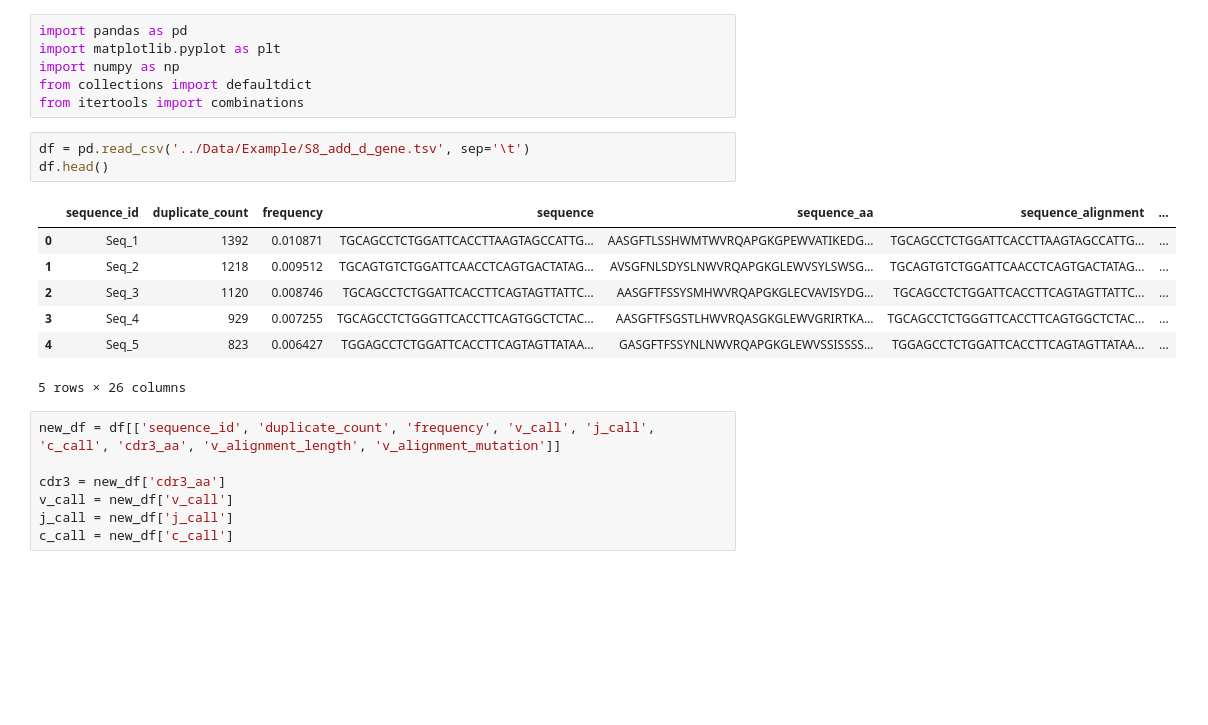
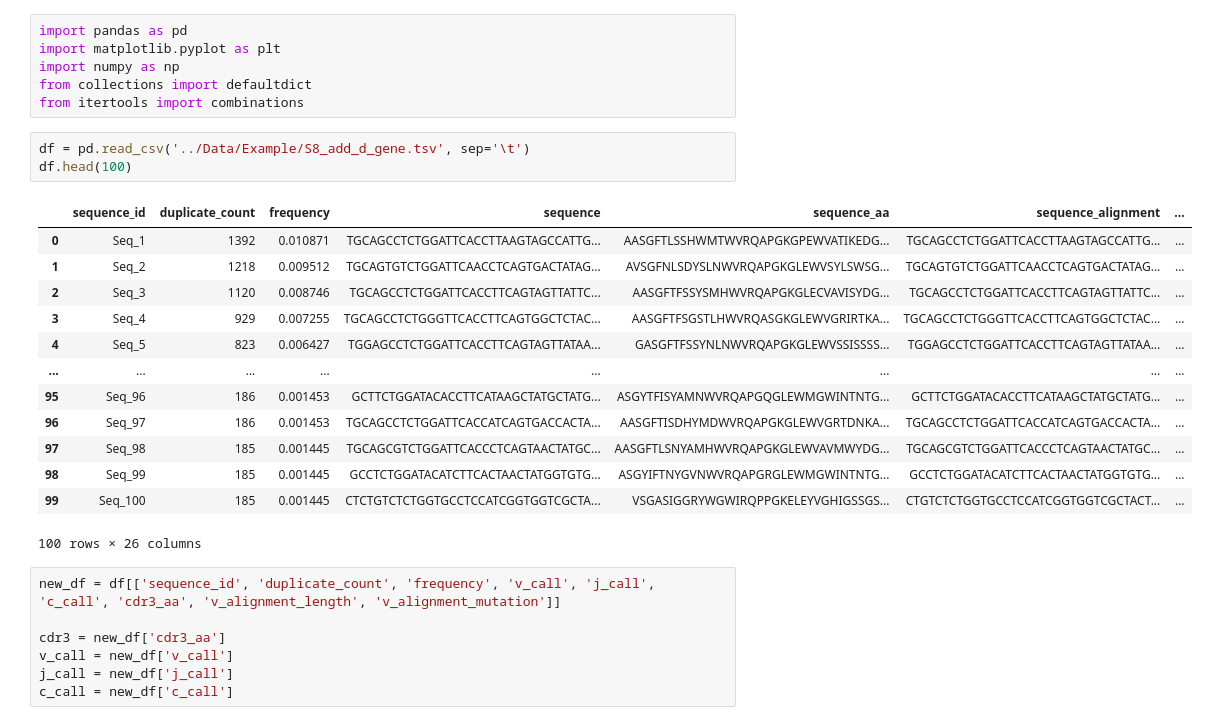
Before and after one commit to DaeheonKwon/Grad_proj, a Jupyter notebook: test.ipynb, the cells around one changed output. Saved outputs shown, nothing was run; the diff lists cells and outputs as text; blank space fills up the shorter version.

```diff
--- a/test.ipynb
+++ b/test.ipynb
@@ -6,15 +6,21 @@ from collections import defaultdict
 from itertools import combinations
 # %%
 df = pd.read_csv('../Data/Example/S8_add_d_gene.tsv', sep='\t')
-df.head()
+df.head(100)
 # %% [output]
 |  | sequence_id | duplicate_count | frequency | sequence | sequence_aa | sequence_alignment | ... |
 | 0 | Seq_1 | 1392 | 0.010871 | TGCAGCCTCTGGATTCACCTTAAGTAGCCATTG... | AASGFTLSSHWMTWVRQAPGKGPEWVATIKEDG... | TGCAGCCTCTGGATTCACCTTAAGTAGCCATTG... | ... |
 | 1 | Seq_2 | 1218 | 0.009512 | TGCAGTGTCTGGATTCAACCTCAGTGACTATAG... | AVSGFNLSDYSLNWVRQAPGKGLEWVSYLSWSG... | TGCAGTGTCTGGATTCAACCTCAGTGACTATAG... | ... |
 | 2 | Seq_3 | 1120 | 0.008746 | TGCAGCCTCTGGATTCACCTTCAGTAGTTATTC... | AASGFTFSSYSMHWVRQAPGKGLECVAVISYDG... | TGCAGCCTCTGGATTCACCTTCAGTAGTTATTC... | ... |
 | 3 | Seq_4 | 929 | 0.007255 | TGCAGCCTCTGGGTTCACCTTCAGTGGCTCTAC... | AASGFTFSGSTLHWVRQASGKGLEWVGRIRTKA... | TGCAGCCTCTGGGTTCACCTTCAGTGGCTCTAC... | ... |
 | 4 | Seq_5 | 823 | 0.006427 | TGGAGCCTCTGGATTCACCTTCAGTAGTTATAA... | GASGFTFSSYNLNWVRQAPGKGLEWVSSISSSS... | TGGAGCCTCTGGATTCACCTTCAGTAGTTATAA... | ... |
+| ... | ... | ... | ... | ... | ... | ... | ... |
+| 95 | Seq_96 | 186 | 0.001453 | GCTTCTGGATACACCTTCATAAGCTATGCTATG... | ASGYTFISYAMNWVRQAPGQGLEWMGWINTNTG... | GCTTCTGGATACACCTTCATAAGCTATGCTATG... | ... |
+| 96 | Seq_97 | 186 | 0.001453 | TGCAGCCTCTGGATTCACCATCAGTGACCACTA... | AASGFTISDHYMDWVRQAPGKGLEWVGRTDNKA... | TGCAGCCTCTGGATTCACCATCAGTGACCACTA... | ... |
+| 97 | Seq_98 | 185 | 0.001445 | TGCAGCGTCTGGATTCACCCTCAGTAACTATGC... | AASGFTLSNYAMHWVRQAPGKGLEWVAVMWYDG... | TGCAGCGTCTGGATTCACCCTCAGTAACTATGC... | ... |
+| 98 | Seq_99 | 185 | 0.001445 | GCCTCTGGATACATCTTCACTAACTATGGTGTG... | ASGYIFTNYGVNWVRQAPGRGLEWMGWINTNTG... | GCCTCTGGATACATCTTCACTAACTATGGTGTG... | ... |
+| 99 | Seq_100 | 185 | 0.001445 | CTCTGTCTCTGGTGCCTCCATCGGTGGTCGCTA... | VSGASIGGRYWGWIRQPPGKELEYVGHIGSSGS... | CTGTCTCTGGTGCCTCCATCGGTGGTCGCTACT... | ... |
-5 rows × 26 columns
+100 rows × 26 columns
 # %%
 new_df = df[['sequence_id', 'duplicate_count', 'frequency', 'v_call', 'j_call', 'c_call', 'cdr3_aa', 'v_alignment_length', 'v_alignment_mutation']]
 
```
Also changed, not shown: parts of 5 cells of this notebook.
